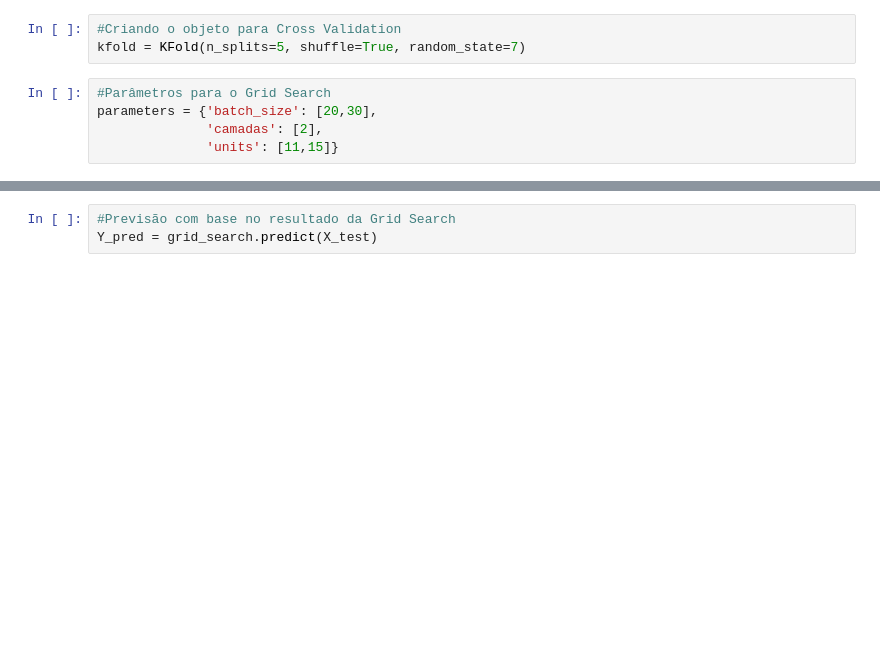
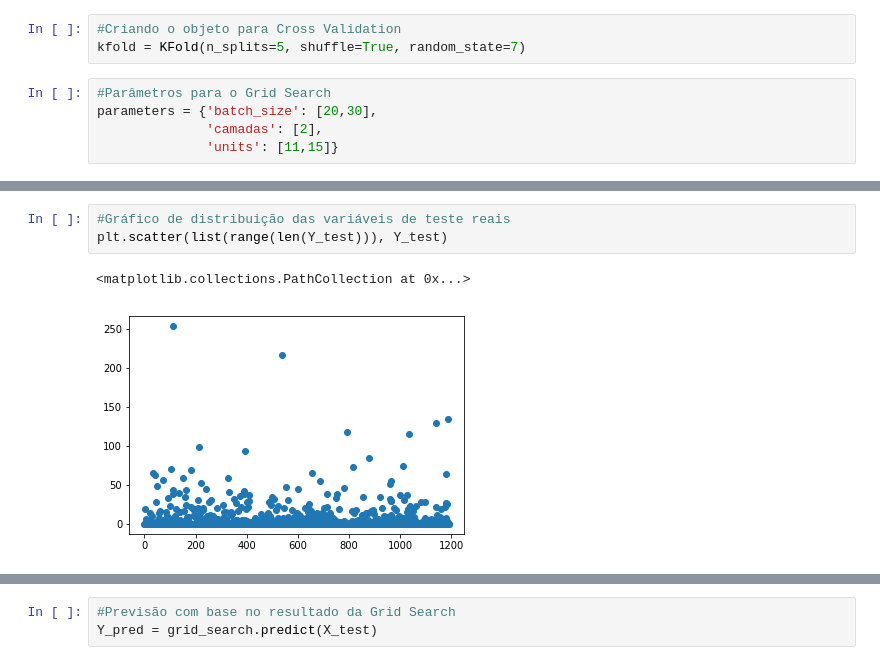
Before and after one commit to gilvandrocesardemedeiros/ClimatePrediction, a Jupyter notebook: Predict_Rain_MLP2.ipynb, the cells around one changed output, grey strips where cells are left out. Drawn from its saved outputs; the diff is of its cells as text; blank space fills up the shorter version.

```diff
--- a/Predict_Rain_MLP2.ipynb
+++ b/Predict_Rain_MLP2.ipynb
@@ -252,3 +289,9 @@ for mean, stdev, param in zip(means, stds, params):
+# %%
+#Gráfico de distribuição das variáveis de teste reais
+plt.scatter(list(range(len(Y_test))), Y_test)
+# %% [output]
+<matplotlib.collections.PathCollection at 0x...>
+[figure, added]
 # %%
 #Gráfico de previsão para o conjunto de treino
 plt.scatter(grid_search.predict(X_train), Y_train)
```
Also changed, not shown: parts of 23 cells of this notebook.
